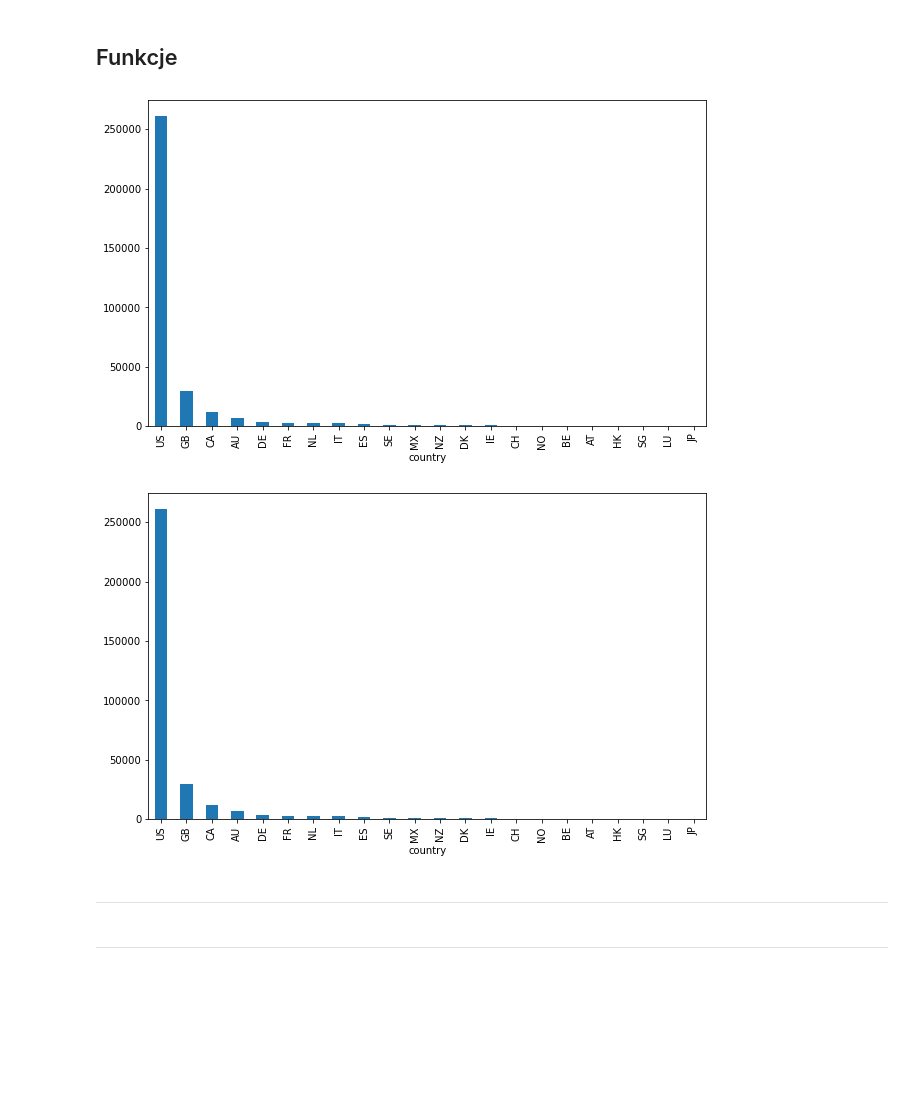
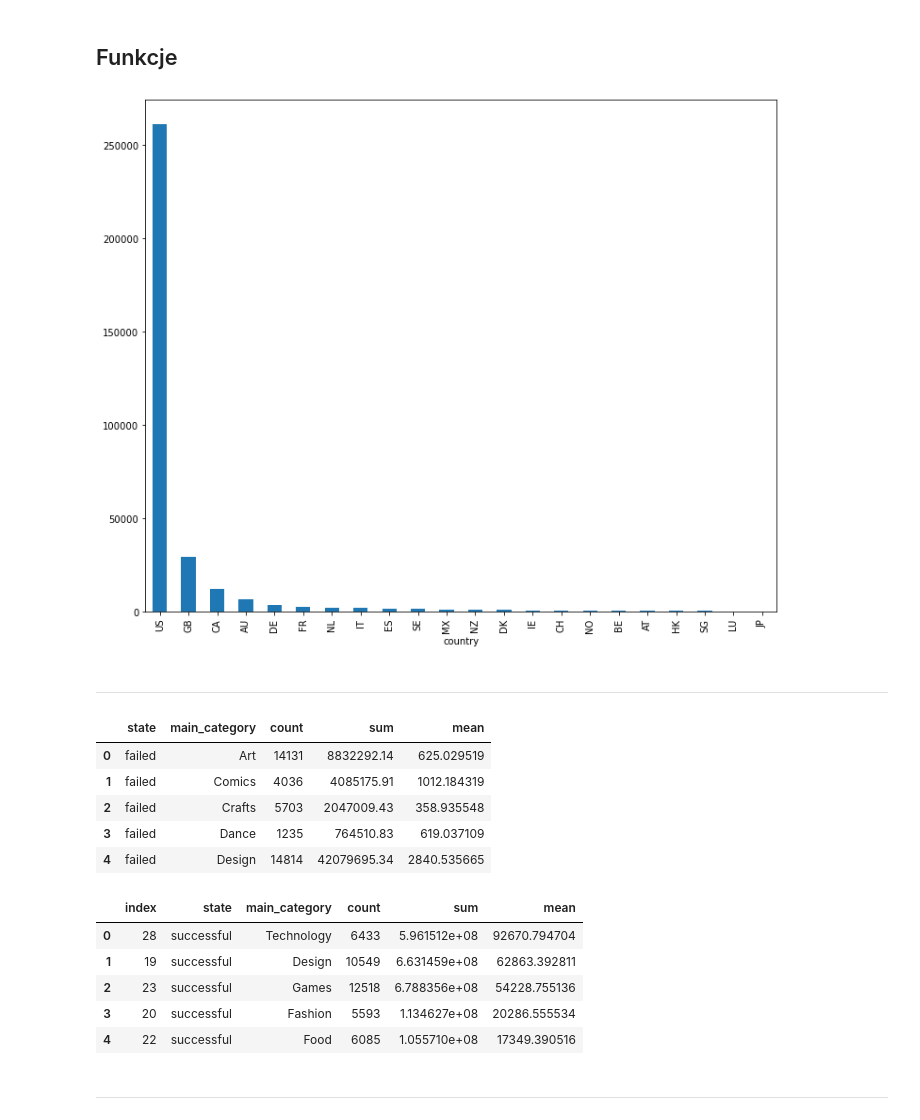
Before and after one commit to infoshareacademy/jdszr7-gold_diggers, a Jupyter notebook: python_projects/Kickstarter/project_code_jpt.ipynb, the cells around one changed output. Drawn from its saved outputs; the diff is of its cells as text; code cells hidden in the pictures; blank space fills up the shorter version.

```diff
--- a/python_projects/Kickstarter/project_code_jpt.ipynb
+++ b/python_projects/Kickstarter/project_code_jpt.ipynb
@@ -18,18 +18,16 @@ df_clean = pc.f_file_import('df_clean.csv')
 # %%
 #definicja development
 #funkcja wykres słupkowy - liczebność - jedna zmienna
-def f_barplot_1_var(name, var:str):
-    name.groupby(var)[var].count().sort_values(ascending = False).plot(kind = 'bar', figsize = (10,6));
+def f_barplot_1_var(name, var:str, size:tuple = (10,6)):
+    name.groupby(var)[var].count().sort_values(ascending = False).plot(kind = 'bar', figsize = size);
 # %%
 #definicja sprawdzenie
-f_barplot_1_var(df_clean, 'country');
+f_barplot_1_var(df_clean, 'country', (12,10));
 # %% [output]
-[figure, old version]
+[figure, new version]
 # %%
 #Wywołanie z pliku pc
-pc.f_barplot_1_var(df_clean, 'country')
+#pc.f_barplot_1_var(df_clean, 'country', (12,10))
-# %% [output]
-[figure, removed]
 # %% [markdown]
 ***
 # %%
@@ -41,4 +39,12 @@ def aggregate_fun(df, agg_list:list, measure:str):
     #['country','main_category'] 'usd_pledged_real'
 # %%
 #Przypisanie do zmiennej zagregowanego data frame'u
-df_agg = aggregate_fun(df_clean, ['country','main_category'], 'usd_pledged_real')
+df_agg = aggregate_fun(df_clean, ['state','main_category'], 'usd_pledged_real')
+df_agg.head()
+# %% [output]
+|  | state | main_category | count | sum | mean |
+| 0 | failed | Art | 14131 | 8832292.14 | 625.029519 |
+| 1 | failed | Comics | 4036 | 4085175.91 | 1012.184319 |
+| 2 | failed | Crafts | 5703 | 2047009.43 | 358.935548 |
+| 3 | failed | Dance | 1235 | 764510.83 | 619.037109 |
+| 4 | failed | Design | 14814 | 42079695.34 | 2840.535665 |
@@ -45,3 +56,14 @@ df_agg = aggregate_fun(df_clean, ['country','main_category'], 'usd_pledged_real'
+# %%
+#Przypisanie do zmiennej
+df_agg = sorting_values(df_agg)
+df_agg.head()
+# %% [output]
+|  | index | state | main_category | count | sum | mean |
+| 0 | 28 | successful | Technology | 6433 | 5.961512e+08 | 92670.794704 |
+| 1 | 19 | successful | Design | 10549 | 6.631459e+08 | 62863.392811 |
+| 2 | 23 | successful | Games | 12518 | 6.788356e+08 | 54228.755136 |
+| 3 | 20 | successful | Fashion | 5593 | 1.134627e+08 | 20286.555534 |
+| 4 | 22 | successful | Food | 6085 | 1.055710e+08 | 17349.390516 |
 # %% [markdown]
 ***
 # %%
```
Also changed, not shown: parts of 4 cells of this notebook, 2 other files.
